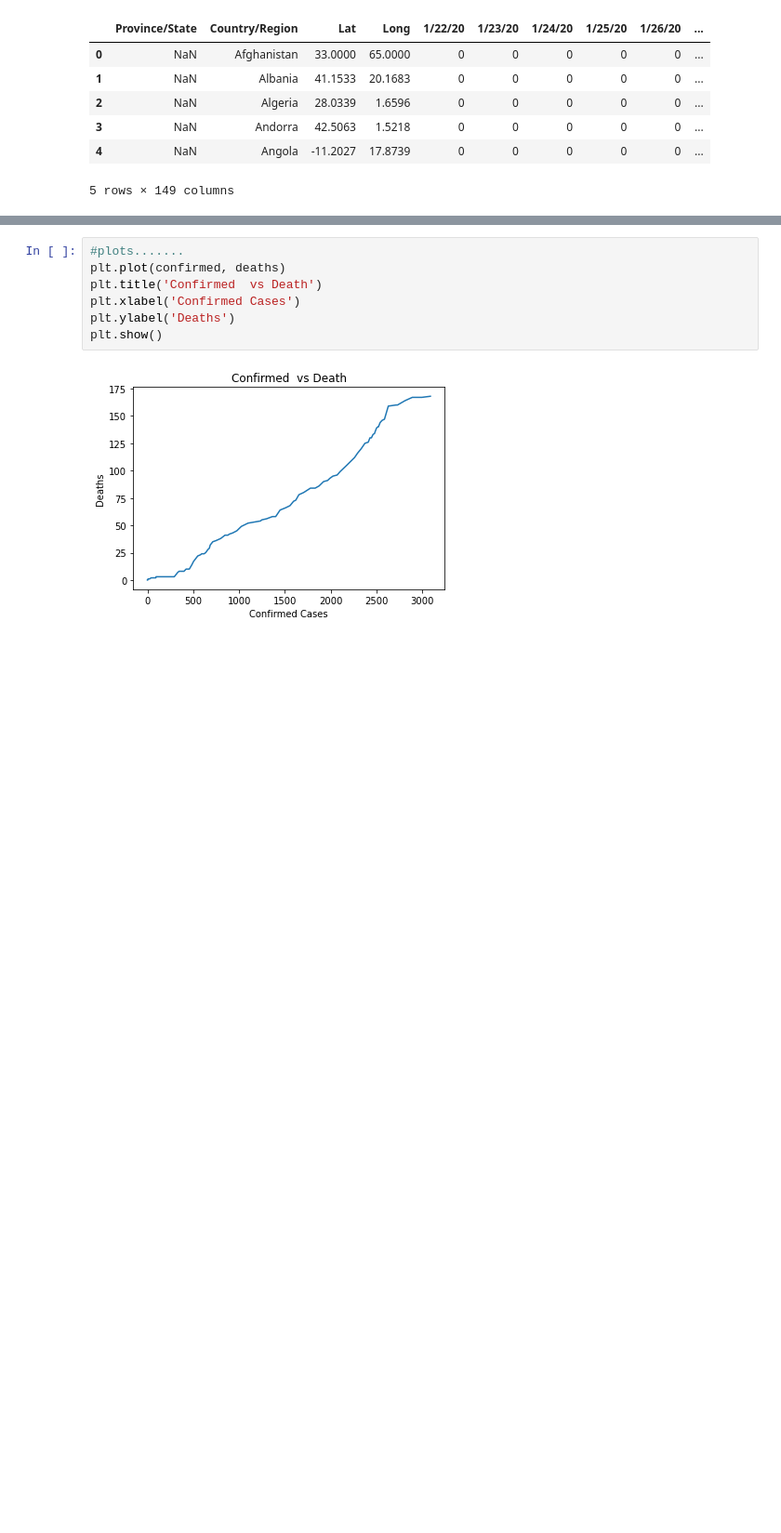
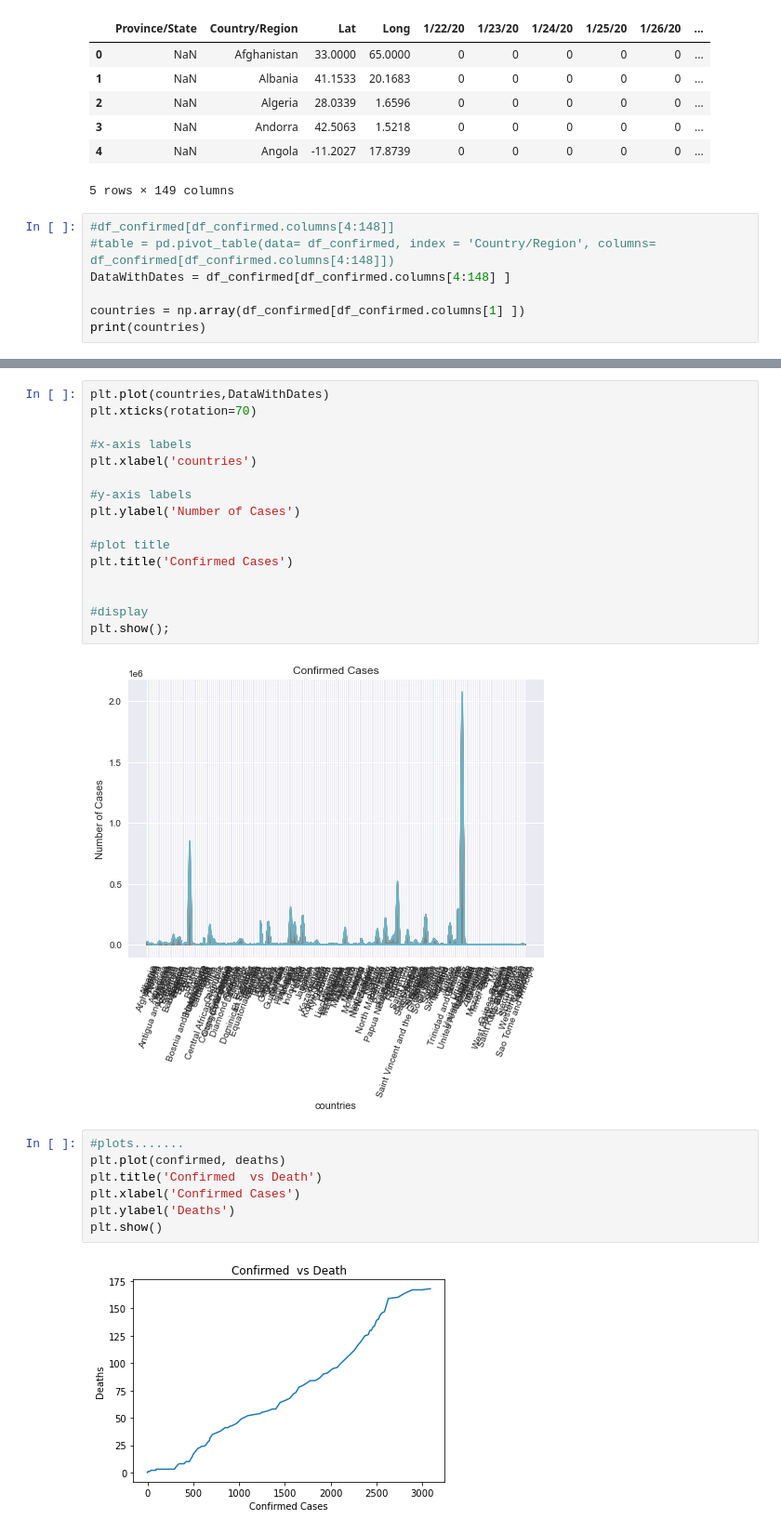
Before and after one commit to FahadAslamCS/DS-project, a Jupyter notebook: Python Scripts/dataRead.ipynb, the cells around one changed output, grey strips where cells are left out. Shown: that part at 93% size. Cells and saved outputs as stored; diff of their text form; blank space fills up the shorter version.

Commit message:
plot dataframe

```diff
--- a/Python Scripts/dataRead.ipynb
+++ b/Python Scripts/dataRead.ipynb
@@ -47,3 +47,10 @@ df_confirmed.head()
 | 3 | NaN | Andorra | 42.5063 | 1.5218 | 0 | 0 | 0 | 0 | 0 | ... |
 | 4 | NaN | Angola | -11.2027 | 17.8739 | 0 | 0 | 0 | 0 | 0 | ... |
 5 rows × 149 columns
+# %%
+#df_confirmed[df_confirmed.columns[4:148]]
+#table = pd.pivot_table(data= df_confirmed, index = 'Country/Region', columns= df_confirmed[df_confirmed.columns[4:148]])
+DataWithDates = df_confirmed[df_confirmed.columns[4:148] ]
+
+countries = np.array(df_confirmed[df_confirmed.columns[1] ])
+print(countries)
@@ -50,3 +91,21 @@ df_confirmed.head()
+# %%
+plt.plot(countries,DataWithDates)
+plt.xticks(rotation=70)
+
+#x-axis labels
+plt.xlabel('countries')
+
+#y-axis labels
+plt.ylabel('Number of Cases')
+
+#plot title
+plt.title('Confirmed Cases')
+
+
+#display
+plt.show();
+# %% [output]
+[figure, added]
 # %%
 #plots.......
 plt.plot(confirmed, deaths)
```
Also changed, not shown: parts of 2 cells of this notebook.
